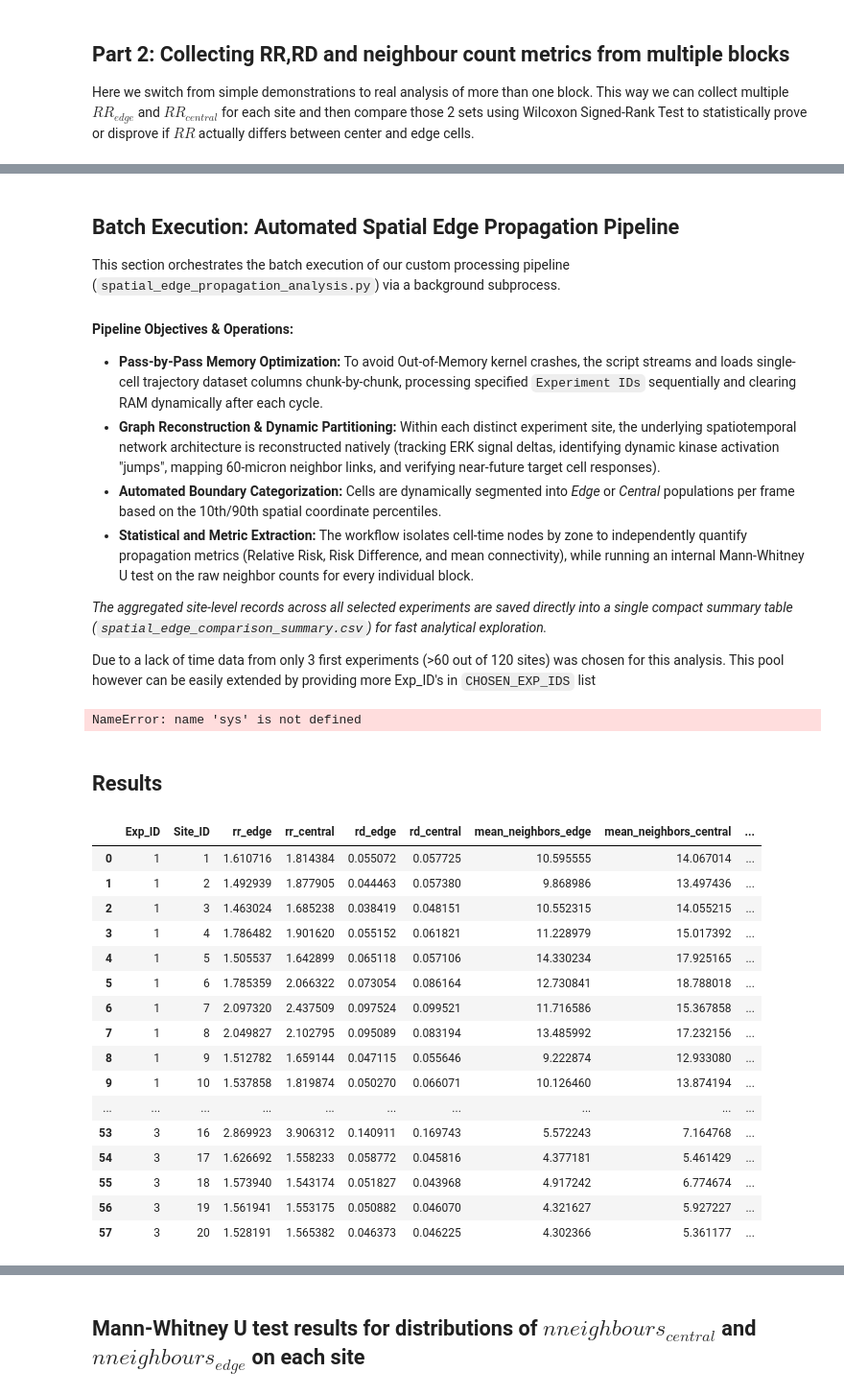
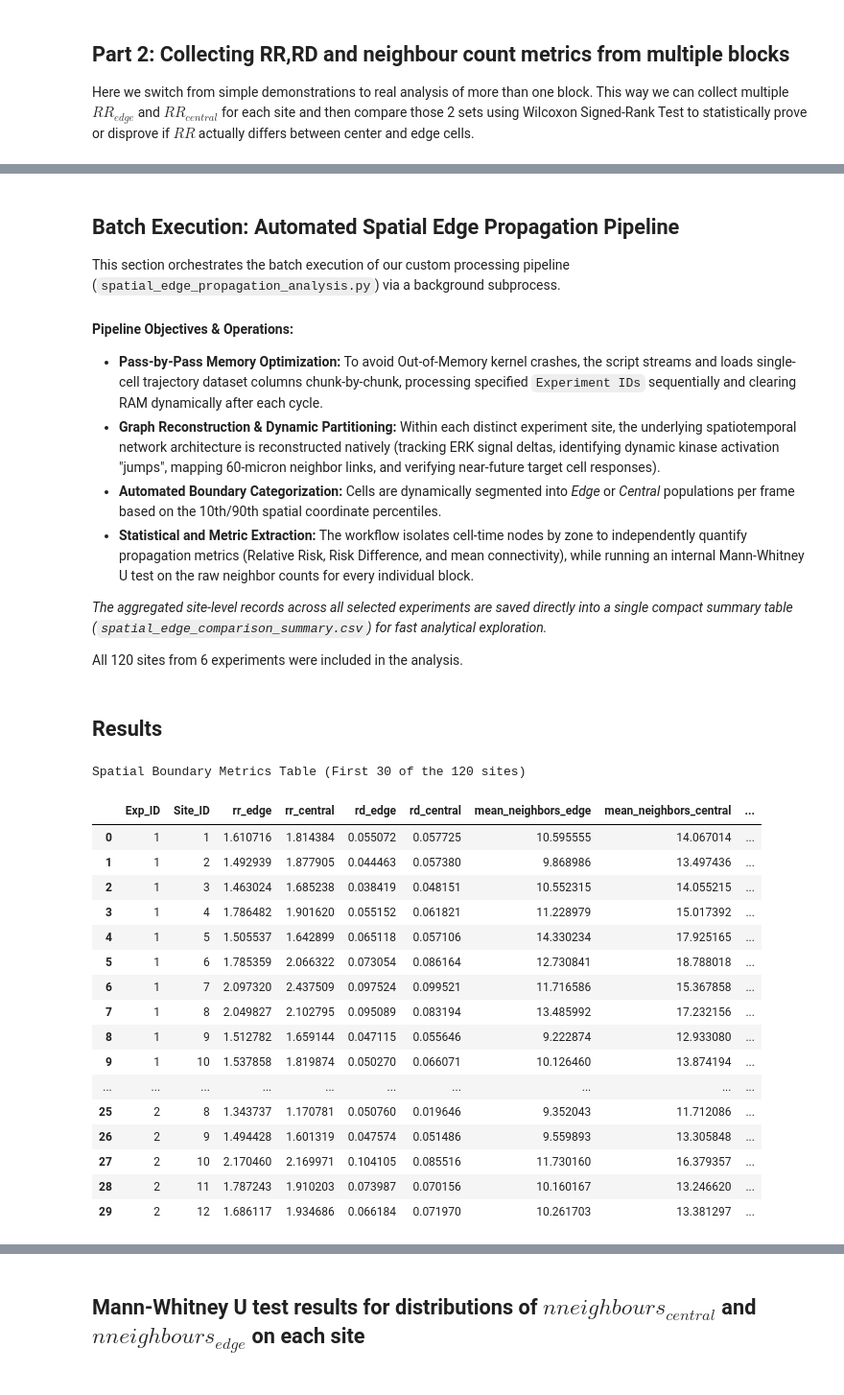
Before and after one commit to aleksandraburakowska1/UW-SysBiol-Project2, a Jupyter notebook: notebooks/TaskB2.ipynb, the cells around one changed output, grey strips where cells are left out. Shown at 96% size. Drawn from its saved outputs; the diff is of its cells as text; code cells hidden in the pictures.

```diff
--- a/notebooks/TaskB2.ipynb
+++ b/notebooks/TaskB2.ipynb
@@ -295,12 +297,12 @@ This section orchestrates the batch execution of our custom processing pipeline
 
 *The aggregated site-level records across all selected experiments are saved directly into a single compact summary table (`spatial_edge_comparison_summary.csv`) for fast analytical exploration.*
 
-Due to a lack of time data from only 3 first experiments (>60 out of 120 sites) was chosen for this analysis. This pool however can be easily extended by providing more Exp_ID's in `CHOSEN_EXP_IDS` list
+All 120 sites from 6 experiments were included in the analysis.
 # %%
 EDGE_MARGIN_PERCENTILE = 5.0
 
 # Choose which experiments to batch analyze (e.g., Experiments 1, 2, and 3)
-CHOSEN_EXP_IDS = [1, 2, 3]
+CHOSEN_EXP_IDS = [1, 2, 3, 4, 5, 6]
 
 cmd = [
     sys.executable,
@@ -331,29 +333,30 @@ result = subprocess.run(cmd, capture_output=True, text=True)
 print(result.stdout)
 if result.returncode != 0:
     print("ERROR OCCURRED (STDERR):", result.stderr)
-# %% [output]
-NameError: name 'sys' is not defined
 # %% [markdown]
 ## Results
 # %%
 summary_file_path = OUTPUT_ROOT / 'spatial_edge_comparison_summary.csv'
 summary_df = pd.read_csv(summary_file_path)
-summary_df
+
+print(f"Spatial Boundary Metrics Table (First 30 of the {summary_df.shape[0]} sites)")
+display(summary_df.head(30))
 # %% [output]
+Spatial Boundary Metrics Table (First 30 of the 120 sites)
 |  | Exp_ID | Site_ID | rr_edge | rr_central | rd_edge | rd_central | mean_neighbors_edge | mean_neighbors_central | ... |
 | 0 | 1 | 1 | 1.610716 | 1.814384 | 0.055072 | 0.057725 | 10.595555 | 14.067014 | ... |
 | 1 | 1 | 2 | 1.492939 | 1.877905 | 0.044463 | 0.057380 | 9.868986 | 13.497436 | ... |
 | 2 | 1 | 3 | 1.463024 | 1.685238 | 0.038419 | 0.048151 | 10.552315 | 14.055215 | ... |
 | 3 | 1 | 4 | 1.786482 | 1.901620 | 0.055152 | 0.061821 | 11.228979 | 15.017392 | ... |
 | 4 | 1 | 5 | 1.505537 | 1.642899 | 0.065118 | 0.057106 | 14.330234 | 17.925165 | ... |
 | 5 | 1 | 6 | 1.785359 | 2.066322 | 0.073054 | 0.086164 | 12.730841 | 18.788018 | ... |
 | 6 | 1 | 7 | 2.097320 | 2.437509 | 0.097524 | 0.099521 | 11.716586 | 15.367858 | ... |
 | 7 | 1 | 8 | 2.049827 | 2.102795 | 0.095089 | 0.083194 | 13.485992 | 17.232156 | ... |
 | 8 | 1 | 9 | 1.512782 | 1.659144 | 0.047115 | 0.055646 | 9.222874 | 12.933080 | ... |
 | 9 | 1 | 10 | 1.537858 | 1.819874 | 0.050270 | 0.066071 | 10.126460 | 13.874194 | ... |
 | ... | ... | ... | ... | ... | ... | ... | ... | ... | ... |
-| 53 | 3 | 16 | 2.869923 | 3.906312 | 0.140911 | 0.169743 | 5.572243 | 7.164768 | ... |
-| 54 | 3 | 17 | 1.626692 | 1.558233 | 0.058772 | 0.045816 | 4.377181 | 5.461429 | ... |
-| 55 | 3 | 18 | 1.573940 | 1.543174 | 0.051827 | 0.043968 | 4.917242 | 6.774674 | ... |
-| 56 | 3 | 19 | 1.561941 | 1.553175 | 0.050882 | 0.046070 | 4.321627 | 5.927227 | ... |
-| 57 | 3 | 20 | 1.528191 | 1.565382 | 0.046373 | 0.046225 | 4.302366 | 5.361177 | ... |
+| 25 | 2 | 8 | 1.343737 | 1.170781 | 0.050760 | 0.019646 | 9.352043 | 11.712086 | ... |
+| 26 | 2 | 9 | 1.494428 | 1.601319 | 0.047574 | 0.051486 | 9.559893 | 13.305848 | ... |
+| 27 | 2 | 10 | 2.170460 | 2.169971 | 0.104105 | 0.085516 | 11.730160 | 16.379357 | ... |
+| 28 | 2 | 11 | 1.787243 | 1.910203 | 0.073987 | 0.070156 | 10.160167 | 13.246620 | ... |
+| 29 | 2 | 12 | 1.686117 | 1.934686 | 0.066184 | 0.071970 | 10.261703 | 13.381297 | ... |
```
Also changed, not shown: parts of 10 cells of this notebook, 2 other files.
